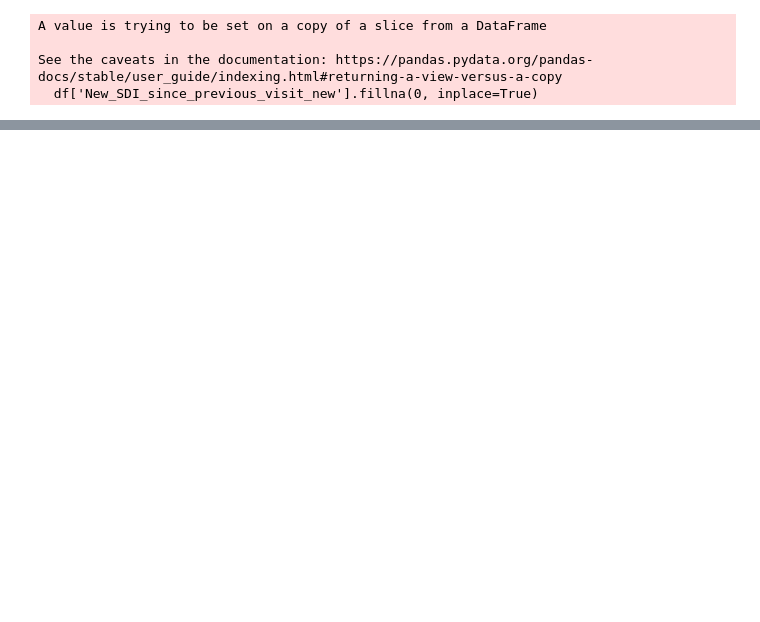
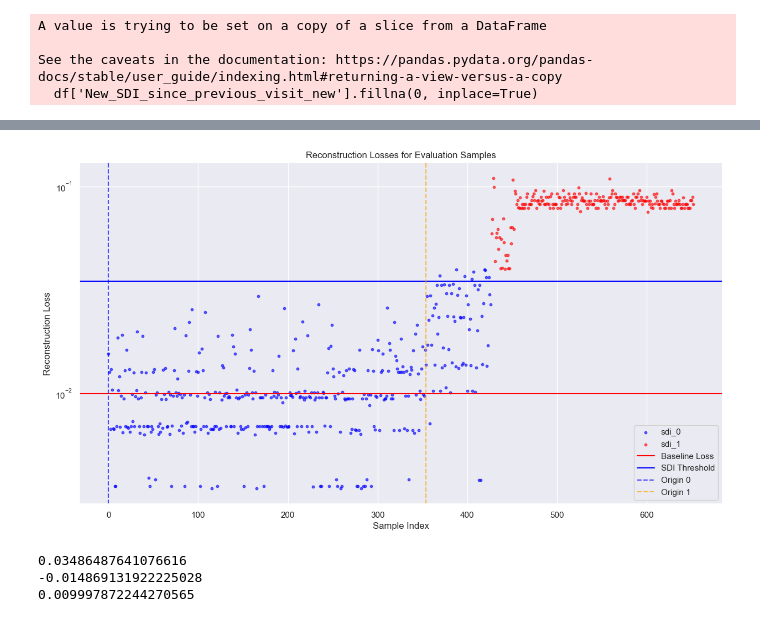
Before and after one commit to isevr/SDI, a Jupyter notebook: cae.ipynb, the cells around one changed output, grey strips where cells are left out. Saved outputs shown, nothing was run; the diff lists cells and outputs as text; code cells hidden in the pictures; blank space fills up the shorter version.

```diff
--- a/cae.ipynb
+++ b/cae.ipynb
@@ -254,0 +278,56 @@ final = np.vstack((sdi_1,gan))
+# %%
+def losses_scatter_plot(losses, labels, baseline_loss, baseline_std_loss, anomaly_threshold):
+    global normal_losses
+    # Separate normal and anomalous losses
+    normal_losses = [loss for loss, label in zip(losses, labels) if label == 0]
+    anomalous_losses = [loss for loss, label in zip(losses, labels) if label == 1]
+
+    # Create the plot
+    plt.figure(figsize=(15, 8))
+
+    # Scatter plot of normal and anomalous losses
+    plt.scatter(range(len(normal_losses)), normal_losses, color='blue', label='sdi_0', alpha=0.6, s=10)
+    plt.scatter(range(len(normal_losses), len(normal_losses) + len(anomalous_losses)), anomalous_losses, color='red',
+                label='sdi_1', alpha=0.6, s=10)
+
+    # Plot the anomaly threshold
+    plt.axhline(y=baseline_loss, color='red', linestyle='-', label='Baseline Loss')
+    plt.axhline(y=baseline_loss + anomaly_threshold * baseline_std_loss, color='blue', linestyle='-',
+                label=f'SDI Threshold')
+
+
+    # Find unique origins
+    unique_origins = combo_labels
+
+    # Generate a color palette with as many colors as unique origins
+    colors = sns.color_palette("hsv", len(unique_origins))
+
+    # Plot vertical lines for each origin with a different color
+    origin_list = combo_labels
+    unique_origins = set(origin_list)  # Get unique values (0, 1)
+    colors = ['blue', 'orange']  # Define colors for each unique origin
+
+    # Plot vertical lines for each origin
+    for i, origin in enumerate(unique_origins):
+        # Get the first index where each origin appears
+        origin_change_idx = origin_list.index(origin)
+
+        # Plot the vertical line with a unique color for each origin
+        plt.axvline(x=origin_change_idx, color=colors[i], linestyle='--', alpha=0.7, label=f'Origin {origin}')
+
+    # Add labels and legend
+    plt.xlabel('Sample Index')
+    plt.ylabel('Reconstruction Loss')
+    plt.yscale('log')
+    plt.title('Reconstruction Losses for Evaluation Samples')
+    plt.legend(loc='lower right')
+
+    # Show the plot
+    plt.show()
+
+losses_scatter_plot(losses,ae_preds,loss_mean,loss_std,1)
+# %% [output]
+[figure, added]
+0.03486487641076616
+-0.014869131922225028
+0.009997872244270565
```
Also changed, not shown: parts of 16 cells of this notebook.
